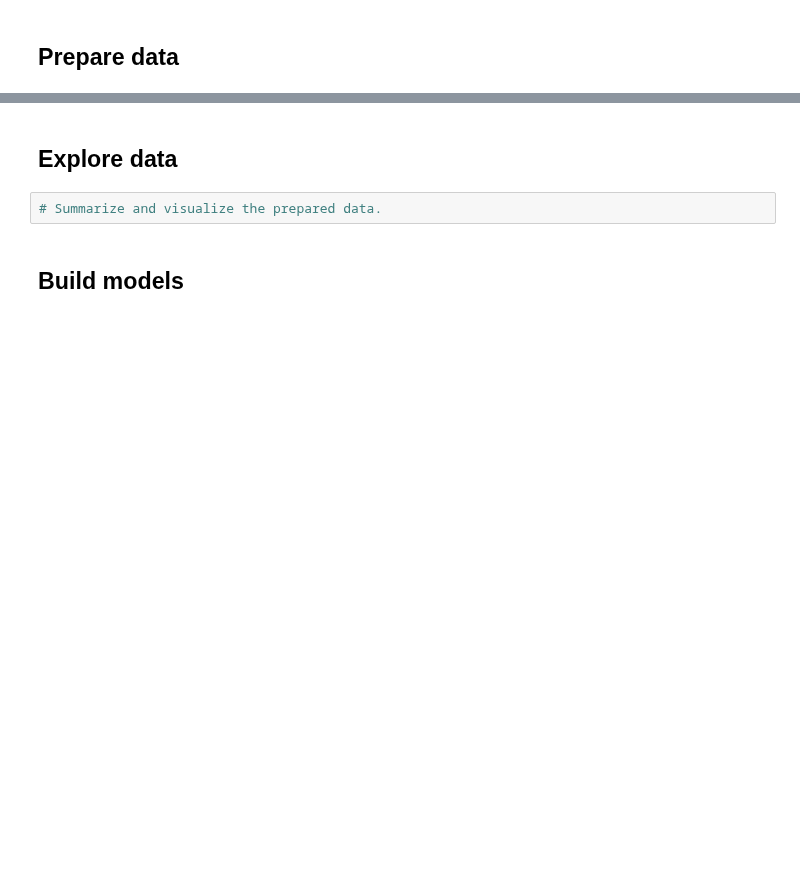
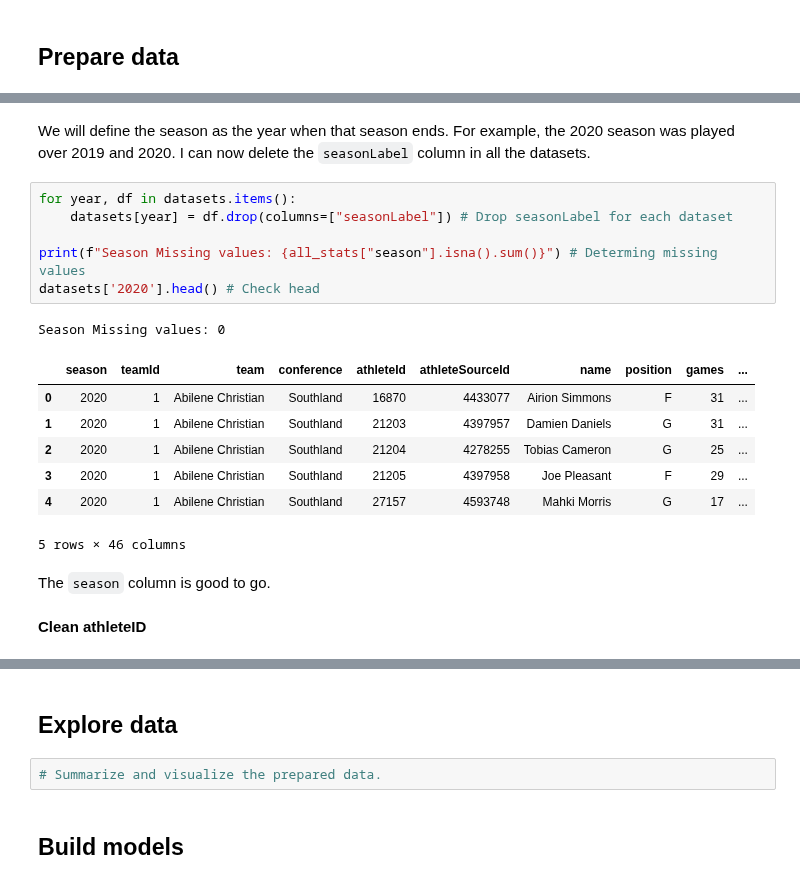
Before and after one commit to eviemcmahan/ds_3001_project_team_6, a Jupyter notebook: notebook.ipynb, the cells around one changed output, grey strips where cells are left out. Drawn from its saved outputs; the diff is of its cells as text; blank space fills up the shorter version.

```diff
--- a/notebook.ipynb
+++ b/notebook.ipynb
@@ -310,0 +325,21 @@ Missing data for 2026:
+# %% [markdown]
+We will define the season as the year when that season ends. For example, the 2020 season was played over 2019 and 2020. I can now delete the `seasonLabel` column in all the datasets.
+# %%
+for year, df in datasets.items():
+    datasets[year] = df.drop(columns=["seasonLabel"]) # Drop seasonLabel for each dataset
+
+print(f"Season Missing values: {all_stats["season"].isna().sum()}") # Determing missing values
+datasets['2020'].head() # Check head
+# %% [output]
+Season Missing values: 0
+|  | season | teamId | team | conference | athleteId | athleteSourceId | name | position | games | ... |
+| 0 | 2020 | 1 | Abilene Christian | Southland | 16870 | 4433077 | Airion Simmons | F | 31 | ... |
+| 1 | 2020 | 1 | Abilene Christian | Southland | 21203 | 4397957 | Damien Daniels | G | 31 | ... |
+| 2 | 2020 | 1 | Abilene Christian | Southland | 21204 | 4278255 | Tobias Cameron | G | 25 | ... |
+| 3 | 2020 | 1 | Abilene Christian | Southland | 21205 | 4397958 | Joe Pleasant | F | 29 | ... |
+| 4 | 2020 | 1 | Abilene Christian | Southland | 27157 | 4593748 | Mahki Morris | G | 17 | ... |
+5 rows × 46 columns
+# %% [markdown]
+The `season` column is good to go.
+# %% [markdown]
+**Clean athleteID**
```
Also changed, not shown: parts of 17 cells of this notebook.
